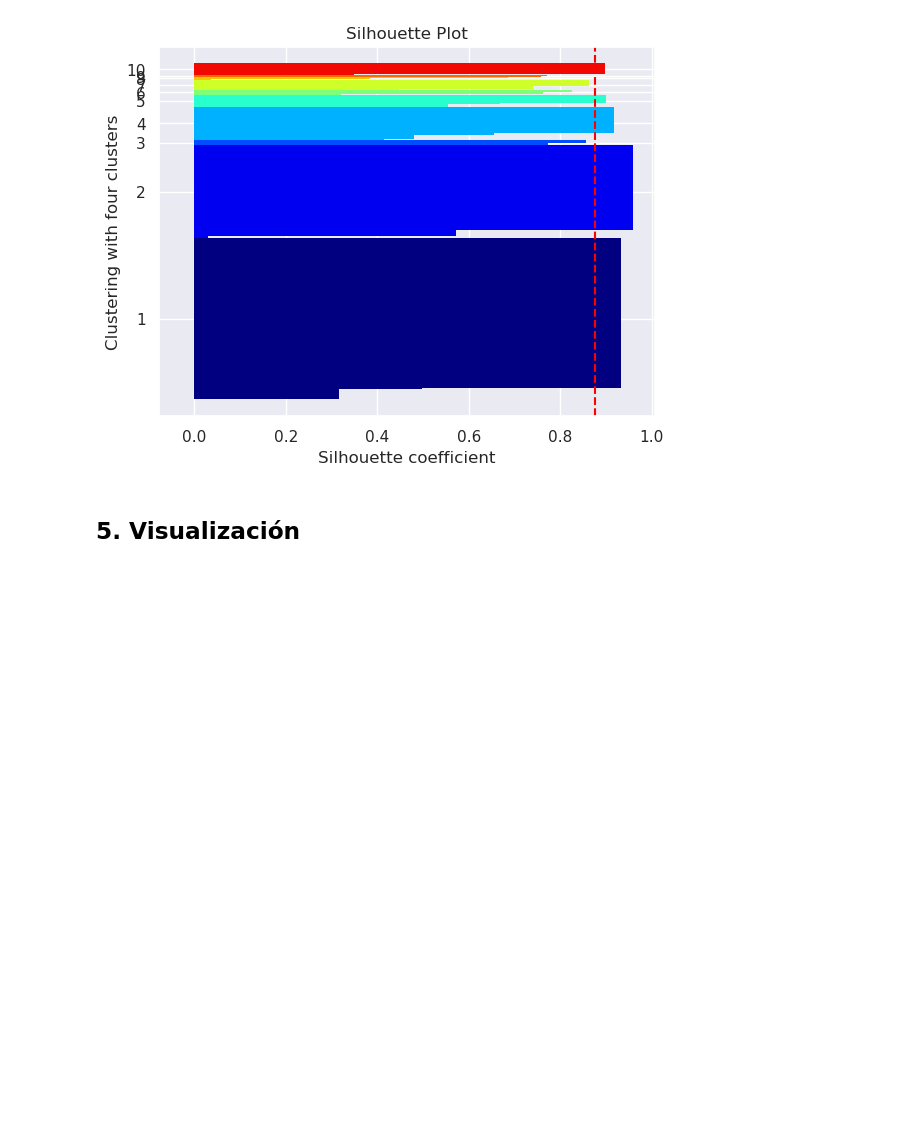
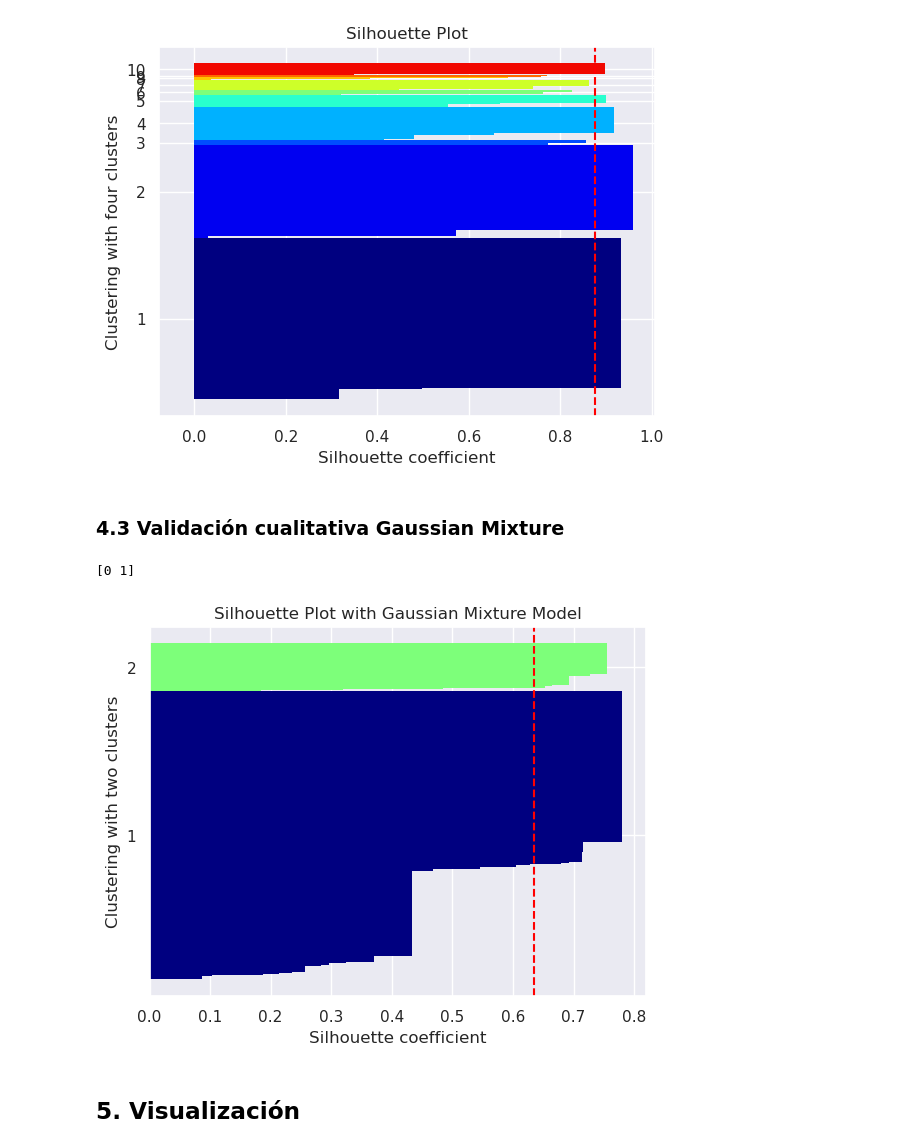
Before and after one commit to jjosorioc/ISIS3301-lab01-clustering, a Jupyter notebook: lab1.ipynb, the cells around one changed output. Cells and saved outputs as stored; diff of their text form; code cells hidden in the pictures; blank space fills up the shorter version.

Commit message:
Silhouette Plot de Gaussian Mixture

```diff
--- a/lab1.ipynb
+++ b/lab1.ipynb
@@ -665,5 +665,15 @@ plot_silhouette(data = df_bicialpes[selected_cols],
 # %% [output]
 [0 1 2 3 4 5 6 7 8 9]
 [figure]
+# %% [markdown]
+### 4.3 Validación cualitativa Gaussian Mixture
+# %%
+plot_silhouette(data = df_bicialpes[selected_cols],
+                labels= gaussianMixturep.predict(df_bicialpes[selected_cols]),
+                ylabel = 'Clustering with two clusters',
+                title='Silhouette Plot with Gaussian Mixture Model')
+# %% [output]
+[0 1]
+[figure, added]
 # %% [markdown]
 ## 5. Visualización
```
Also changed, not shown: parts of 1 cell of this notebook.
